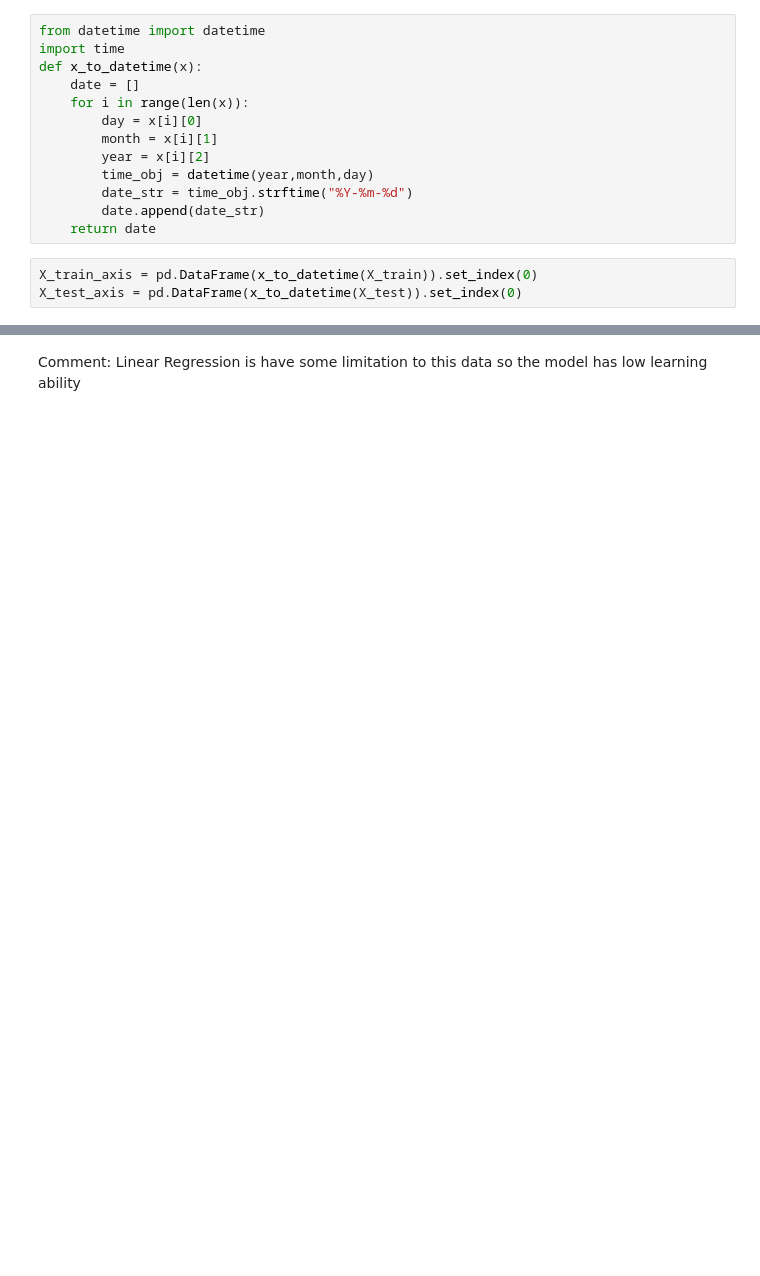
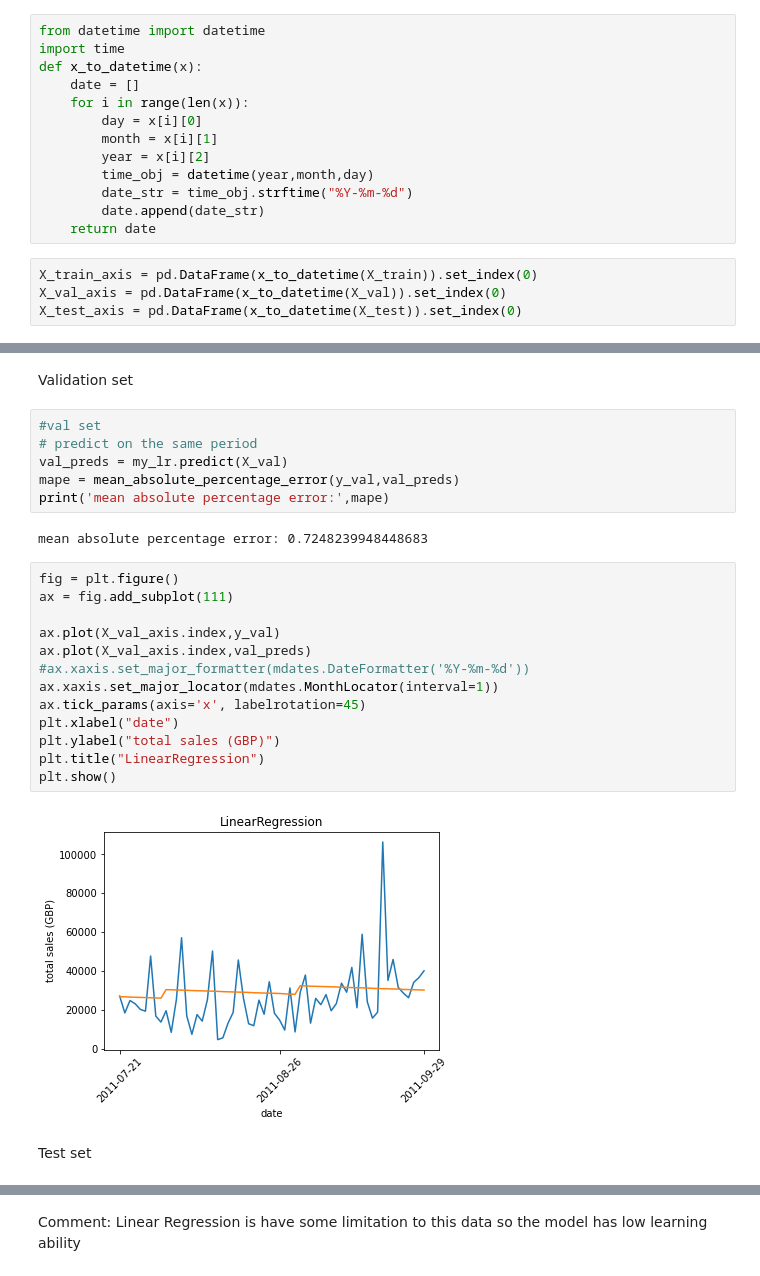
Before and after one commit to mwreed1/forcasting-sales, a Jupyter notebook: sale.ipynb, the cells around one changed output, grey strips where cells are left out. Saved outputs shown, nothing was run; the diff lists cells and outputs as text; blank space fills up the shorter version.

Commit message:
Add files via upload
Added validation test + hyperparameter grids for RF and XGB models

```diff
--- a/sale.ipynb
+++ b/sale.ipynb
@@ -197,4 +200,5 @@ def x_to_datetime(x):
     return date
 # %%
 X_train_axis = pd.DataFrame(x_to_datetime(X_train)).set_index(0)
+X_val_axis = pd.DataFrame(x_to_datetime(X_val)).set_index(0)
 X_test_axis = pd.DataFrame(x_to_datetime(X_test)).set_index(0)
@@ -229,3 +237,30 @@ plt.show()
+# %% [markdown]
+Validation set
+# %%
+#val set
+# predict on the same period
+val_preds = my_lr.predict(X_val)
+mape = mean_absolute_percentage_error(y_val,val_preds)
+print('mean absolute percentage error:',mape)
+# %% [output]
+mean absolute percentage error: 0.7248239948448683
+# %%
+fig = plt.figure()
+ax = fig.add_subplot(111)
+
+ax.plot(X_val_axis.index,y_val)
+ax.plot(X_val_axis.index,val_preds)
+#ax.xaxis.set_major_formatter(mdates.DateFormatter('%Y-%m-%d'))
+ax.xaxis.set_major_locator(mdates.MonthLocator(interval=1))
+ax.tick_params(axis='x', labelrotation=45)
+plt.xlabel("date")
+plt.ylabel("total sales (GBP)")
+plt.title("LinearRegression")
+plt.show()
+# %% [output]
+[figure, added]
+# %% [markdown]
+Test set
 # %%
 #test set
 # predict on the same period
```
Also changed, not shown: parts of 39 cells of this notebook.
